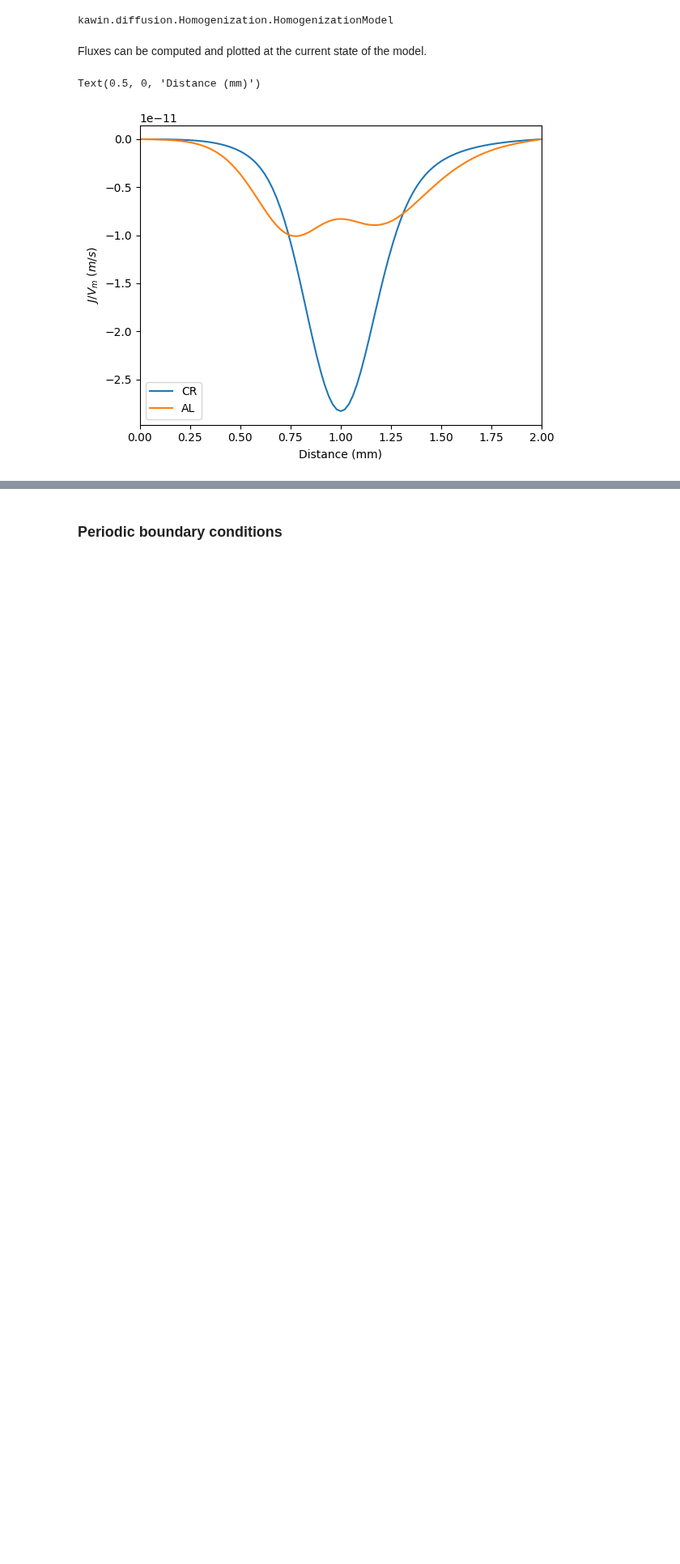
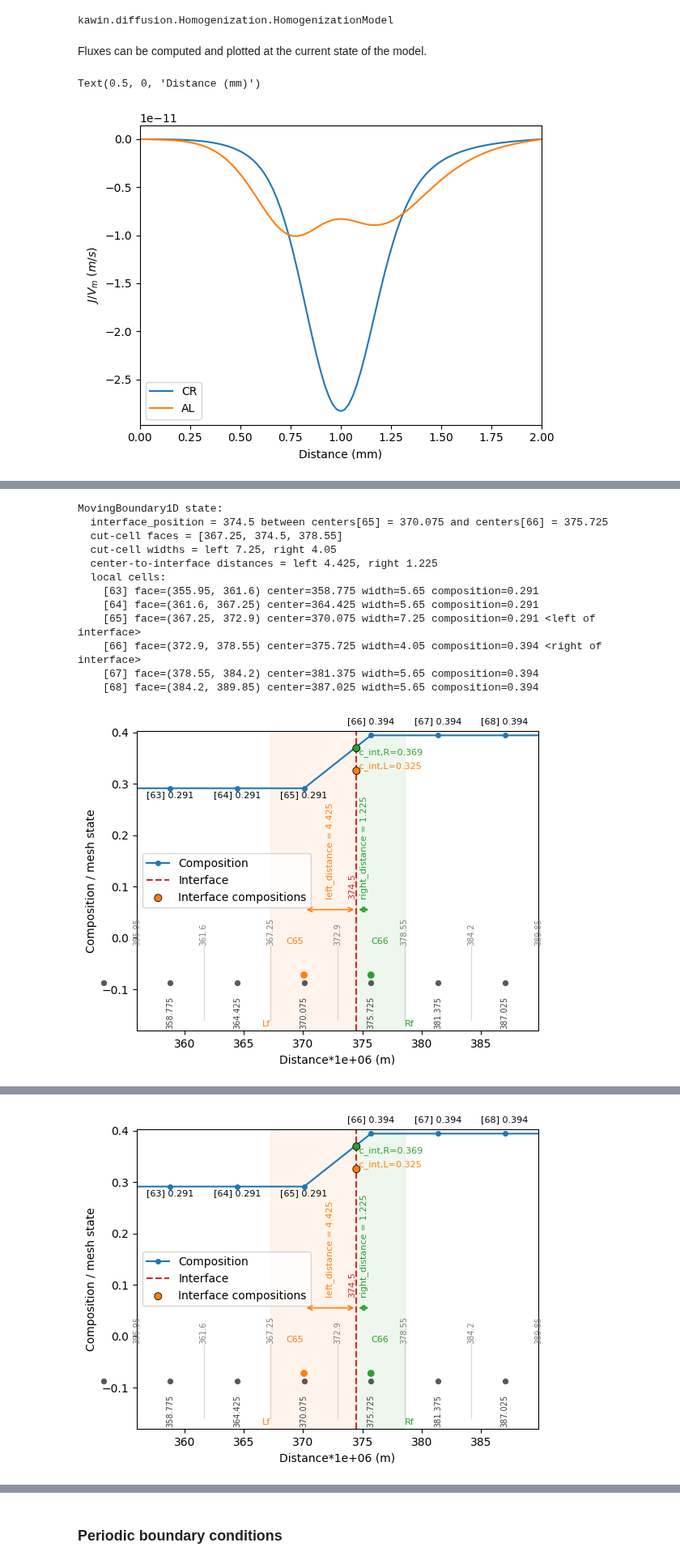
Before and after one commit to samuelgprice/kawin, a Jupyter notebook: examples/replicateLee1993_thermoAndKinetic.ipynb, the cells around one changed output, grey strips where cells are left out. Shown at 81% size. Saved outputs shown, nothing was run; the diff lists cells and outputs as text; code cells hidden in the pictures; blank space fills up the shorter version.

Commit message:
First attempt at binary moving boundary (does not handle interface crossing cell center correctly)

```diff
--- a/examples/replicateLee1993_thermoAndKinetic.ipynb
+++ b/examples/replicateLee1993_thermoAndKinetic.ipynb
@@ -791,0 +754,72 @@ Iteration       Sim Time (h)    Run time (s)
+# %%
+%load_ext autoreload
+%reload_ext autoreload
+%autoreload 2
+
+
+from kawin.diffusion import SinglePhaseModel, HomogenizationModel, MovingBoundary1DModel, TemperatureParameters
+from kawin.diffusion.mesh import Cartesian1D
+from kawin.diffusion.mesh import ProfileBuilder, StepProfile1D
+from kawin.tests.test_diffusion import ConstantBinaryThermodynamics
+from kawin.solver import explicitEulerIterator
+
+profile = ProfileBuilder([(StepProfile1D(374.5e-6, 0.291, 0.394), 'ZN')])
+mesh = Cartesian1D(['ZN'], [0, 374.5e-6+190.5e-6], 100)
+mesh.setResponseProfile(profile)
+therm = ConstantBinaryThermodynamics(
+    phases=['ALPHA', 'BETA'],
+    diffusivities={'ALPHA': 5e-12, 'BETA': 1e-10},
+    interface_compositions=(0.325, 0.369),
+)
+
+from kawin.diffusion.DiffusionParameters import DiffusionConstraints
+constraints = DiffusionConstraints()
+constraints.minComposition = 1e-10
+constraints.movingBoundaryMassTolerance = 1e-7
+constraints.movingBoundaryMassAction = 'raise'
+
+model = MovingBoundary1DModel(
+    mesh,
+    ['CU', 'ZN'],
+    ['ALPHA', 'BETA'],
+    thermodynamics=therm,
+    temperature=TemperatureParameters(1000),
+    interfacePosition=374.5e-6,
+    constraints=constraints,
+    record=True,
+)
+
+initial_mass = model.getTotalMass()
+model.solve(8e0, iterator=explicitEulerIterator)
+final_mass = model.getTotalMass()
+
+
+from kawin.diffusion.Plot import plot1D, plot1DPhases
+fig, ax = plt.subplots(figsize=(15,4))
+
+plot1D(model, 'ZN', time=0, zScale=1e-3, ax=ax, marker='o', label='t=initial')
+plot1D(model, 'ZN', zScale=1e-3, ax=ax, marker='o', label='t=current')
+ax.legend()
+ax.set_ylim([0.25, 0.45])
+# comp_init = model.getCompositions(time=0)
+# ax.plot(comp_init[:,0], comp_init[:,1], label='t=initial')
+# comp_current = model.getCompositions()
+# ax.plot(comp_current[:,0], comp_current[:,1], label='t=current')
+# ax.legend()
+
+# comp_init[:,0], comp_init[:,1]
+# model.getCompositions()
+# %% [output]
+MovingBoundary1D state:
+  interface_position = 374.5 between centers[65] = 370.075 and centers[66] = 375.725
+  cut-cell faces = [367.25, 374.5, 378.55]
+  cut-cell widths = left 7.25, right 4.05
+  center-to-interface distances = left 4.425, right 1.225
+  local cells:
+    [63] face=(355.95, 361.6) center=358.775 width=5.65 composition=0.291
+    [64] face=(361.6, 367.25) center=364.425 width=5.65 composition=0.291
+    [65] face=(367.25, 372.9) center=370.075 width=7.25 composition=0.291 <left of interface>
+    [66] face=(372.9, 378.55) center=375.725 width=4.05 composition=0.394 <right of interface>
+    [67] face=(378.55, 384.2) center=381.375 width=5.65 composition=0.394
+    [68] face=(384.2, 389.85) center=387.025 width=5.65 composition=0.394
+[figure, added]
@@ -791,0 +838 @@ Iteration       Sim Time (h)    Run time (s)
+[figure, added]
```
Also changed, not shown: parts of 9 cells of this notebook, 6 other files.
